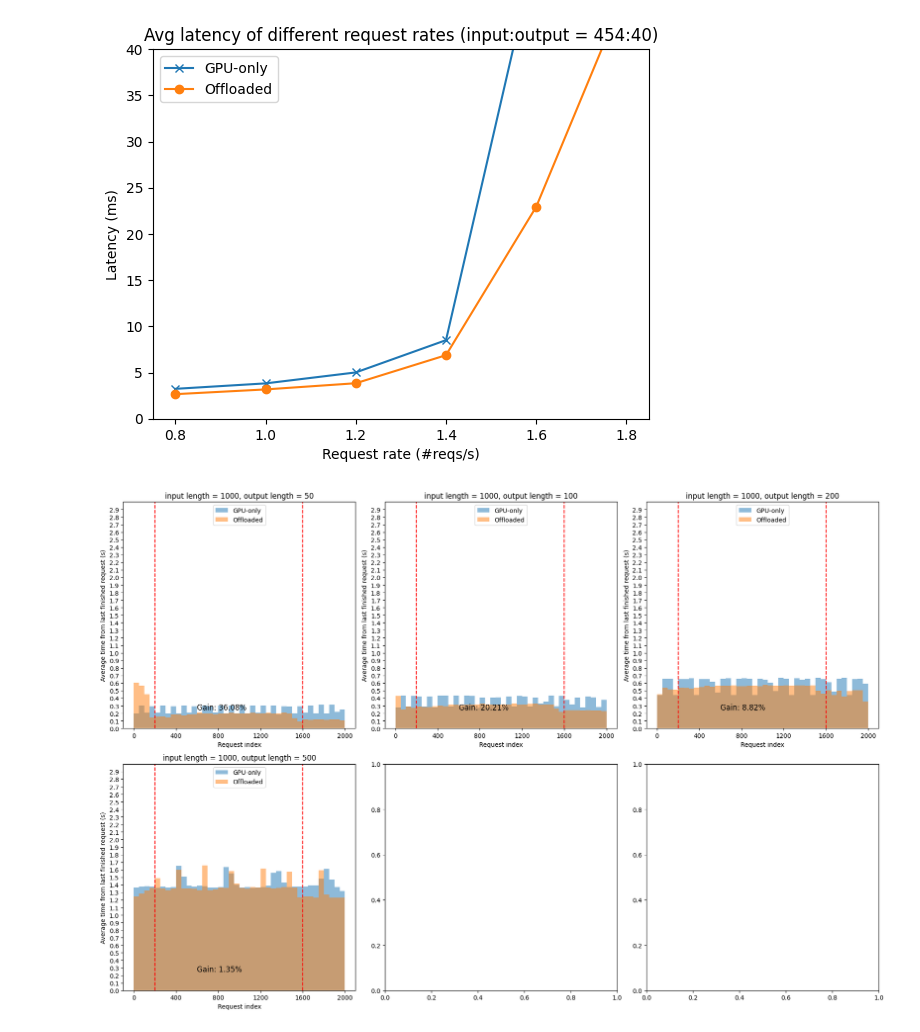
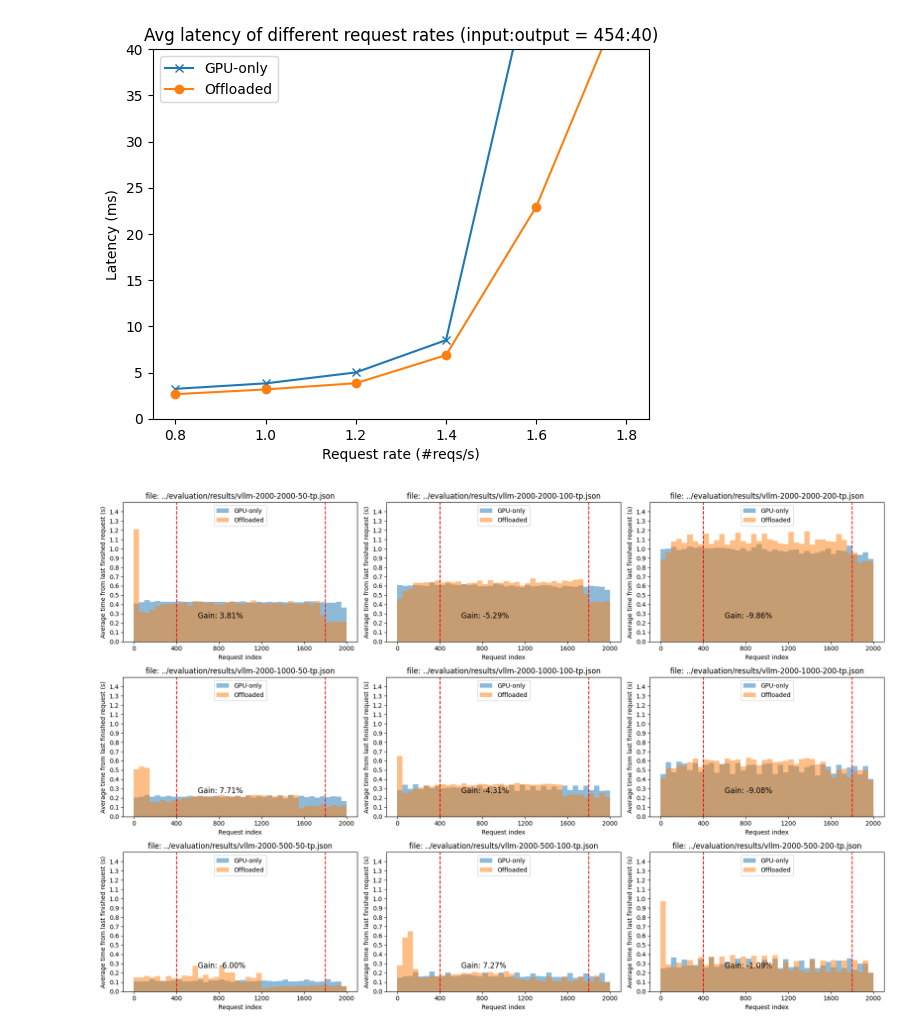
Before and after one commit to SwiftSeal03/swiftLLM, a Jupyter notebook: profile/e2e-illst.ipynb, the cells around one changed output. Drawn from its saved outputs; the diff is of its cells as text; code cells hidden in the pictures.

```diff
--- a/profile/e2e-illst.ipynb
+++ b/profile/e2e-illst.ipynb
@@ -146,11 +146,11 @@ import json
 import numpy as np
 import matplotlib.pyplot as plt
 
-num_data = 2000
-path_prefix = '../data/d1017/'
+# path_prefix = '../data/d1017/'
+path_prefix = '../evaluation/results/'
 
-def draw_req_bar_diagram(in_len, out_len, ax: plt.Axes):
-  file_names = [f'{num_data}-{in_len}-{out_len}-True.json', f'{num_data}-{in_len}-{out_len}-False.json']
+def draw_req_bar_diagram(file_names, ax: plt.Axes):
+  # file_names = [f'{num_data}-{in_len}-{out_len}-True.json', f'{num_data}-{in_len}-{out_len}-False.json']
   # file_names = [f'{num_data}-{out_len}-True.json', f'{num_data}-{out_len}-False.json']
   file_names = [path_prefix + f for f in file_names]
   througputs = []
@@ -160,8 +160,8 @@ def draw_req_bar_diagram(in_len, out_len, ax: plt.Axes):
 
     # Draw bar diagram, cut data into 10 bins and calculate average of each bin
     ndata = len(data)
-    nwarmup = (ndata + 1) // 10
-    ncooldown = (ndata + 1) // 10 * 8
+    nwarmup = (ndata + 1) // 10 * 2
+    ncooldown = (ndata + 1) // 10 * 7
     nseg = 40
     seg_len = (ndata + 1) // nseg
     xs = range(0, ndata, seg_len)
@@ -182,15 +182,24 @@ def draw_req_bar_diagram(in_len, out_len, ax: plt.Axes):
   ndisp_seg = 5
   disp_seg_len = (ndata + 1) // ndisp_seg
   ax.set_xticks(list(range(0, ndata, disp_seg_len)) + [ndata + 1])
-  ax.set_yticks([i * 0.1 for i in range(30)])
-  ax.set_ylim(0, 3.0)
+  ax.set_yticks([i * 0.1 for i in range(15)])
+  ax.set_ylim(0, 1.5)
   ax.set_xlabel('Request index')
   ax.set_ylabel('Average time from last finished request (s)')
   ax.legend()
-  ax.title.set_text(f'input length = {in_len}, output length = {out_len}')
+  ax.title.set_text(f'file: {file_names[0]}')
 
   gain = througputs[1] / througputs[0] - 1
   ax.text(ndata * 0.3, 0.25, f'Gain: {gain*100:.2f}%', fontsize=12)
+
+def draw_req_bar_diagram_mock(in_len, out_len, ax: plt.Axes):
+  file_names = [f'vllm-{num_data}-{in_len}-{out_len}-tp.json', f'ours-{num_data}-{in_len}-{out_len}-tp.json']
+  draw_req_bar_diagram(file_names, ax)
+
+def draw_req_bar_diagram_real(name: str, ax: plt.Axes):
+  file_names = [f'vllm-{name}-tp.json', f'ours-{name}-tp.json']
+  draw_req_bar_diagram(file_names, ax)
+
 
 def draw_itr_bar_diagram(in_len, out_len, ax: plt.Axes):
   file_names = [f'{num_data}-{in_len}-{out_len}-True.json', f'{num_data}-{in_len}-{out_len}-False.json']
@@ -225,34 +234,39 @@ def draw_itr_bar_diagram(in_len, out_len, ax: plt.Axes):
       align='edge',
       alpha=0.5,
       label='Offloaded' if i == 1 else 'GPU-only'
     )
     print(sum(ntok_of_seg))
 
   # ax.set_xticks(list(range(0, ndata, disp_seg_len)) + [ndata + 1])
   # ax.set_yticks([i * 0.1 for i in range(30)])
   # ax.set_ylim(0, 3.0)
   ax.set_xlabel('Time (s)')
   ax.set_ylabel('Number of tokens')
   ax.legend()
   ax.title.set_text(f'input length = {in_len}, output length = {out_len}')
 
-nr, nc = 2, 3
+nr, nc = 3, 3
 fig, axes = plt.subplots(nr, nc)
+
+num_data = 2000
 in2out = {
   # 406: [200]
   # 526: [100, 300, 500, 700, 900]
   # 2542: [30, 50, 70, 90]
   # 1038: [50, 100, 200, 500]
-  1000: [50, 100, 200, 500]
+  2000: [50, 100, 200],
+  1000: [50, 100, 200],
+  500: [50, 100, 200]
 }
 
 settings = [(in_len, out_len) for in_len in in2out for out_len in in2out[in_len]]
 
 fig.set_size_inches(18, 12)
+# draw_req_bar_diagram_real('arxiv', axes[0, 0])
 for i, (in_len, out_len) in enumerate(settings):
-  draw_req_bar_diagram(in_len, out_len, axes[i // nc, i % nc])
+  draw_req_bar_diagram_mock(in_len, out_len, axes[i // nc, i % nc])
   # draw_itr_bar_diagram(in_len, out_len, axes[i // nc, i % nc])
 
 plt.tight_layout()
 # %% [output]
-[figure, old version]
+[figure, new version]
```
Also changed, not shown: 8 other files.
